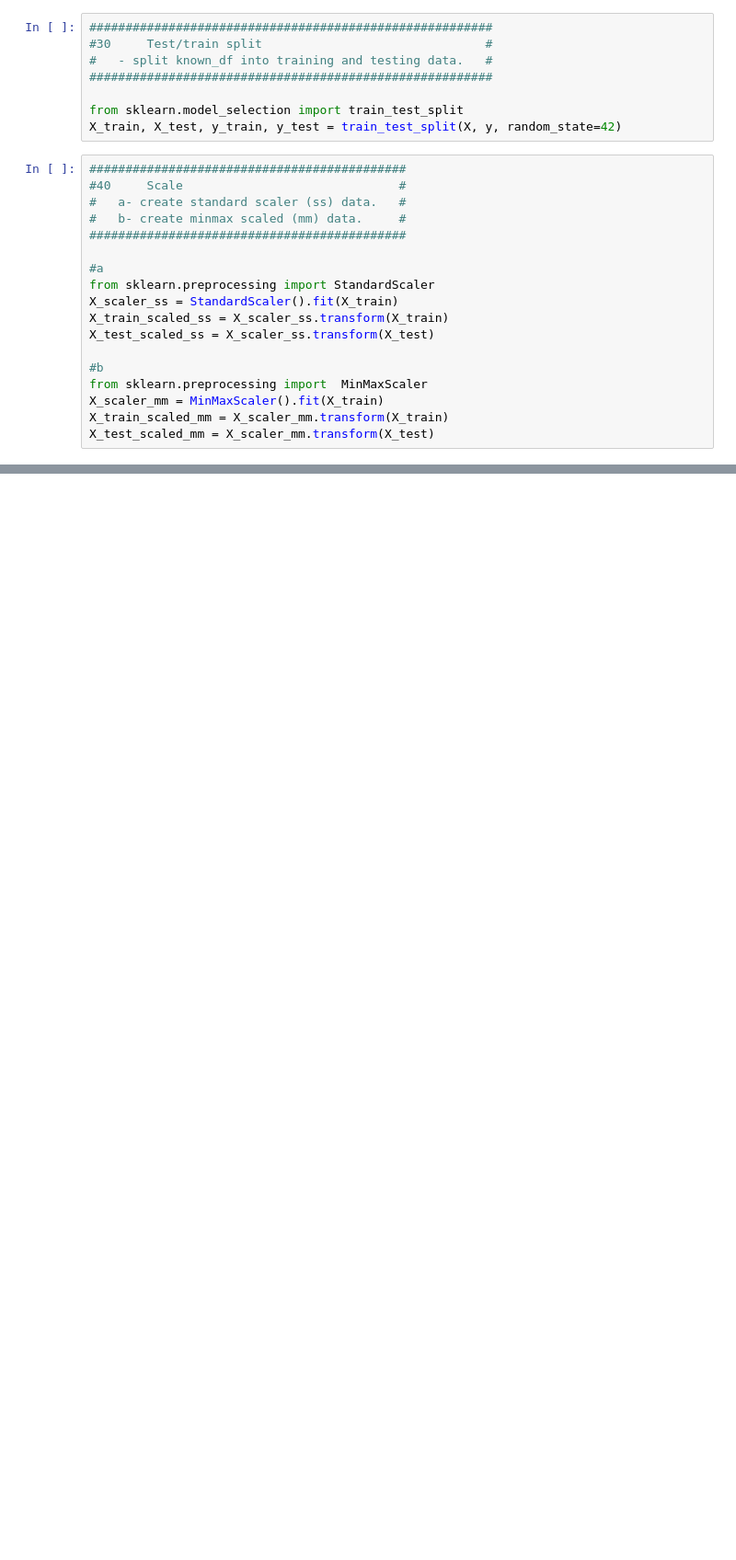
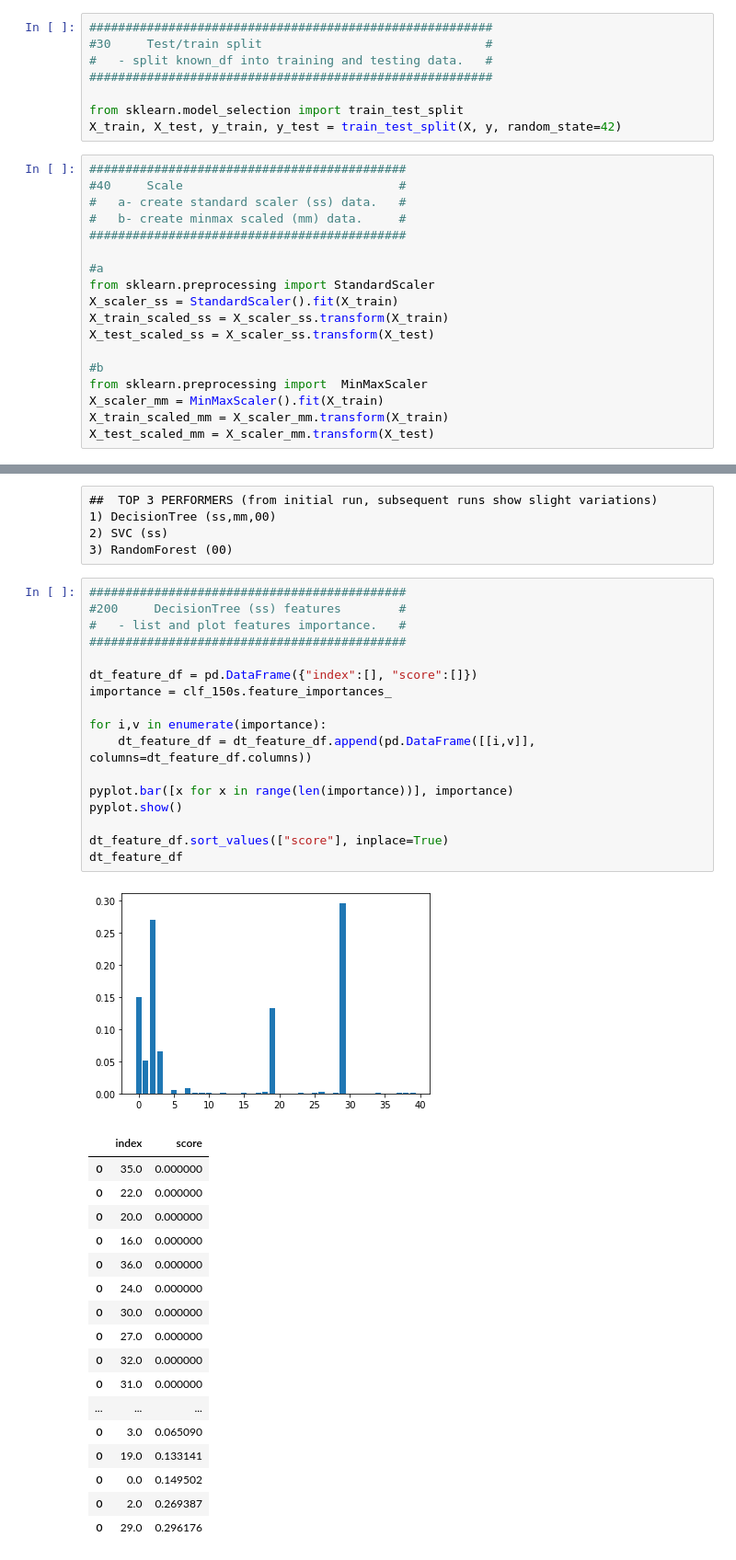
Before and after one commit to dougbhigh/Habitable-Planet-Prediction, a Jupyter notebook: ipynb_files/model0_Compare.ipynb, the cells around one changed output, grey strips where cells are left out. Shown at 92% size. Drawn from its saved outputs; the diff is of its cells as text; blank space fills up the shorter version.

```diff
--- a/ipynb_files/model0_Compare.ipynb
+++ b/ipynb_files/model0_Compare.ipynb
@@ -1074,0 +668,41 @@ compare_df
+# %% [raw]
+##  TOP 3 PERFORMERS (from initial run, subsequent runs show slight variations)
+1) DecisionTree (ss,mm,00)
+2) SVC (ss)
+3) RandomForest (00)
+# %%
+############################################
+#200     DecisionTree (ss) features        #
+#   - list and plot features importance.   #
+############################################
+
+dt_feature_df = pd.DataFrame({"index":[], "score":[]})
+importance = clf_150s.feature_importances_
+
+for i,v in enumerate(importance):
+    dt_feature_df = dt_feature_df.append(pd.DataFrame([[i,v]], columns=dt_feature_df.columns))
+
+pyplot.bar([x for x in range(len(importance))], importance)
+pyplot.show()
+
+dt_feature_df.sort_values(["score"], inplace=True)
+dt_feature_df
+# %% [output]
+[figure, added]
+|  | index | score |
+| 0 | 35.0 | 0.000000 |
+| 0 | 22.0 | 0.000000 |
+| 0 | 20.0 | 0.000000 |
+| 0 | 16.0 | 0.000000 |
+| 0 | 36.0 | 0.000000 |
+| 0 | 24.0 | 0.000000 |
+| 0 | 30.0 | 0.000000 |
+| 0 | 27.0 | 0.000000 |
+| 0 | 32.0 | 0.000000 |
+| 0 | 31.0 | 0.000000 |
+| ... | ... | ... |
+| 0 | 3.0 | 0.065090 |
+| 0 | 19.0 | 0.133141 |
+| 0 | 0.0 | 0.149502 |
+| 0 | 2.0 | 0.269387 |
+| 0 | 29.0 | 0.296176 |
```
Also changed, not shown: parts of 77 cells of this notebook, 16 other files.
